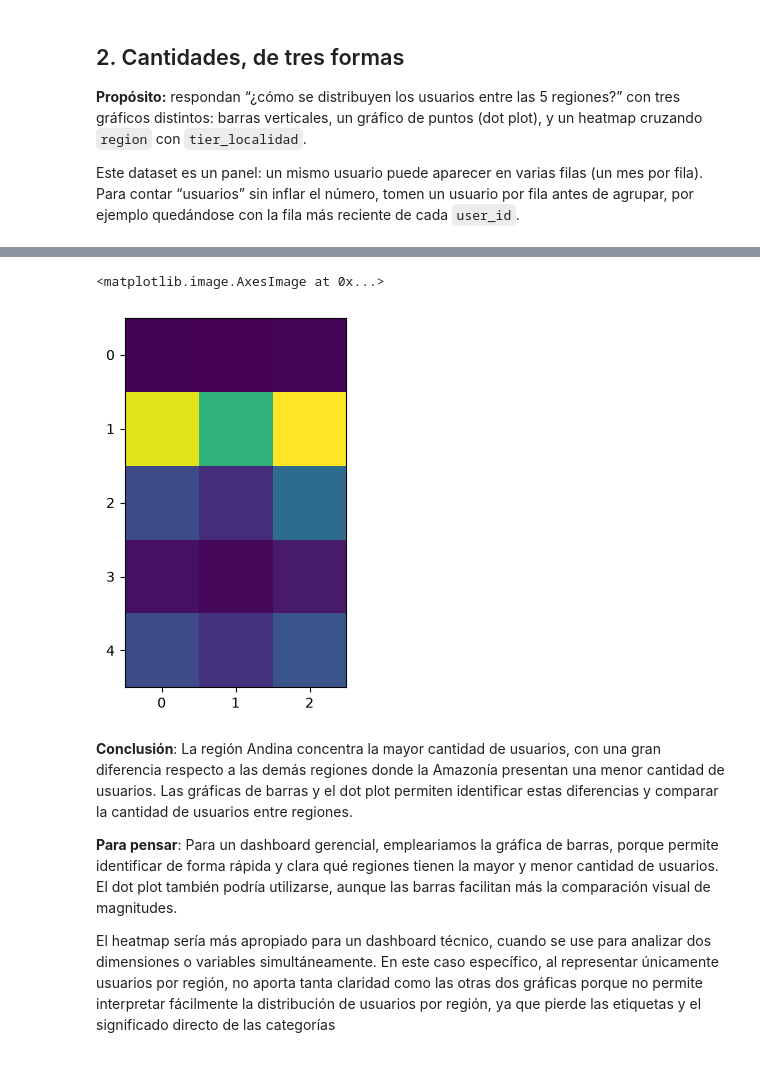
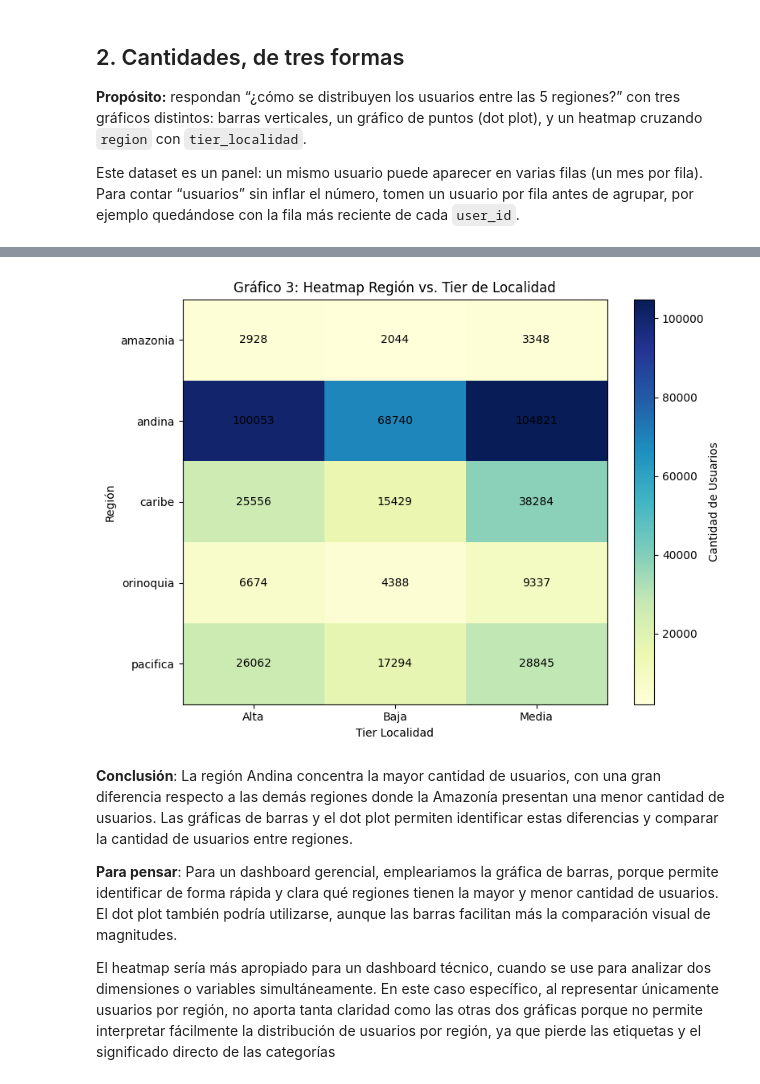
Before and after one commit to jp0617/visualizacionAnalisis, a Jupyter notebook: v0.1_s2_dataviz_grupo#.ipynb, the cells around one changed output, grey strips where cells are left out. Cells and saved outputs as stored; diff of their text form; code cells hidden in the pictures.

```diff
--- a/v0.1_s2_dataviz_grupo#.ipynb
+++ b/v0.1_s2_dataviz_grupo#.ipynb
@@ -157,16 +162,33 @@ df[["user_id", "region_n"]].drop_duplicates().groupby("region_n").count().plot(
-# %%
-# Gráfico 3: heatmap region x tier_localidad
-# TODO: tabla cruzada con pd.crosstab(df["region_n"], df["tier_n"]), graficada con plt.imshow
-import seaborn as sns
-
-import matplotlib.pyplot as plt
-
-grafico_3 = pd.crosstab(df["region_n"], df["tier_n"])
-
-plt.imshow(grafico_3)
-# %% [output]
-<matplotlib.image.AxesImage at 0x...>
-[figure, removed]
+# %%
+# Gráfico 3: heatmap region x tier_localidad
+# TODO: tabla cruzada con pd.crosstab(df["region_n"], df["tier_n"]), graficada con plt.imshow
+crosstab_df = pd.crosstab(df["region"], df["tier_localidad"])
+
+# 3. Configurar y graficar con plt.imshow
+plt.figure(figsize=(8, 6))
+cax = plt.imshow(crosstab_df, cmap='YlGnBu', aspect='auto')
+
+# Añadir barra de color
+plt.colorbar(cax, label='Cantidad de Usuarios')
+
+# 4. Configurar los ejes (es indispensable en imshow para que no salgan números del 0 al n)
+plt.xticks(np.arange(len(crosstab_df.columns)), crosstab_df.columns)
+plt.yticks(np.arange(len(crosstab_df.index)), crosstab_df.index)
+
+# 5. Agregar el texto dentro de cada celda del heatmap
+for i in range(len(crosstab_df.index)):
+    for j in range(len(crosstab_df.columns)):
+        plt.text(j, i, crosstab_df.iloc[i, j], ha="center", va="center", color="black")
+
+# 6. Etiquetas finales
+plt.title('Gráfico 3: Heatmap Región vs. Tier de Localidad')
+plt.xlabel('Tier Localidad')
+plt.ylabel('Región')
+plt.tight_layout()
+
+plt.show()
+# %% [output]
+[figure, added]
 # %% [markdown]
 **Conclusión**:
 La región Andina concentra la mayor cantidad de usuarios, con una gran diferencia respecto a las demás regiones donde la Amazonía presentan una menor cantidad de usuarios.
```
Also changed, not shown: parts of 17 cells of this notebook.
